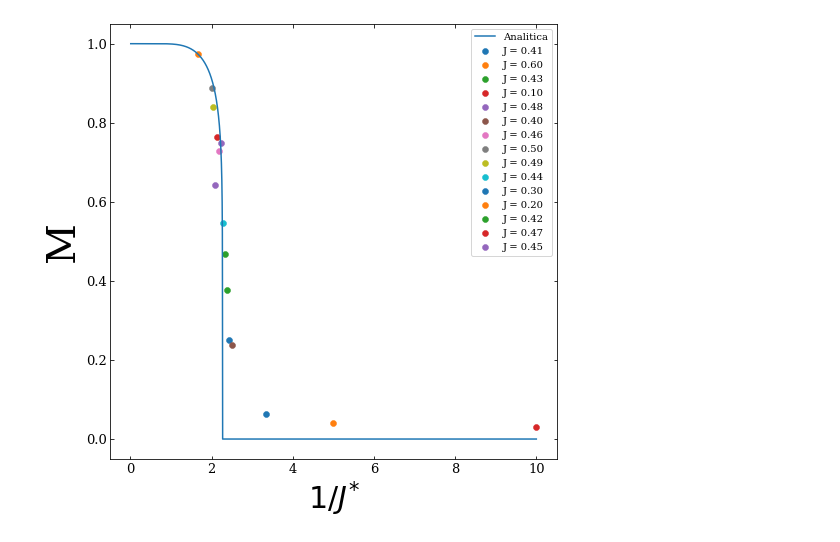
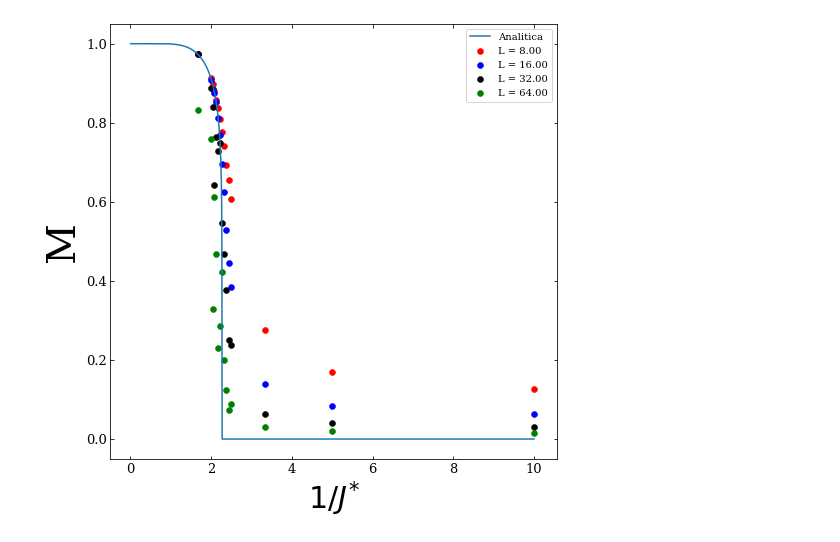
Before and after one commit to EnzoDOT/Fisica-Computacional, a Jupyter notebook: Metropolis/SuceptibilidadCv-L.ipynb, the cells around one changed output. Drawn from its saved outputs; the diff is of its cells as text; code cells hidden in the pictures.

```diff
--- a/Metropolis/SuceptibilidadCv-L.ipynb
+++ b/Metropolis/SuceptibilidadCv-L.ipynb
@@ -52,7 +52,7 @@ ax1.set_ylabel(r'$M$',fontsize=40)
 ax1.set_xlabel('k',fontsize=30)
 
 
-folder_path = '/home/pedro/Escritorio/Fisica-Computacional-master/Metropolis/Data/1c/'
+folder_path = '/home/pedro/Desktop/Fisica-Computacional-master/Metropolis/Data/1c/'
 for filename in glob.glob(os.path.join(folder_path,'MMCMag'+'_'+'*.dat')):
     data = pd.read_table(filename, header=None, sep="\s+")
     kmag        =data.iloc[:,0]
@@ -61,7 +61,7 @@ for filename in glob.glob(os.path.join(folder_path,'MMCMag'+'_'+'*.dat')):
     y=Mag
     ax1.plot(x, y, linewidth=0.5,label='_nolegend_')
 
-folder_path = '/home/pedro/Escritorio/Fisica-Computacional-master/Metropolis/Data/1c/'
+folder_path = '/home/pedro/Desktop/Fisica-Computacional-master/Metropolis/Data/1c/'
 for filename in glob.glob(os.path.join(folder_path,'MMCEn'+'_'+'*.dat')):
     dataDMO = pd.read_table(filename, header=None, sep="\s+")
     ken        =dataDMO.iloc[:,0]
@@ -75,5 +75,5 @@ for filename in glob.glob(os.path.join(folder_path,'MMCEn'+'_'+'*.dat')):
 
 
 
-plt.savefig('/home/pedro/Escritorio/Fisica-Computacional-master/Metropolis/EryMagL.pdf', bbox_inches='tight', rasterized=True, dpi=300) ### for publication
+plt.savefig('/home/pedro/Desktop/Fisica-Computacional-master/Metropolis/EryMagL.pdf', bbox_inches='tight', rasterized=True, dpi=300) ### for publication
 # %% [output]
@@ -192,7 +214,6 @@ from astropy.io import fits
 import math
 import os,glob
 import matplotlib.patches as mpatches
-
 
 
 mylist11 = []
@@ -215,61 +236,66 @@ ax1=plt.subplot(1,1, 1)#, gridspec_kw={"width_ratios":1})
 
 
 fig.subplots_adjust(wspace=0, hspace=0.05)
 #ax1.set_xlim(0.05,1.)
 #ax1.set_ylim(2.2,2.6)
 #ax2.set_xlim(0.05,1.)
 #ax2.set_ylim(0.,0.7)
 ax1.tick_params(which="both",direction='in', bottom="on", top="on", left="on", right="on")
 #ax2.tick_params(which="both",direction='in', bottom="on", top="on", left="on", right="on")
 ax1.set_ylabel(r'M',fontsize=40)
 #ax2.set_ylabel(r'$\left \langle C _{v} \right \rangle$',fontsize=40)
 ax1.set_xlabel(r'$1/J^{*}$',fontsize=30)
 
 
-folder_path = '/home/pedro/Escritorio/Fisica-Computacional-master/Metropolis/Data/'
-for filename in glob.glob(os.path.join(folder_path,'MMCMag'+'_'+'*.dat')):
-    filenameMag=filename.split('_')[2]
-    J=filenameMag.split('=')[1]
-    Jint=float(J)
-    data = pd.read_table(filename, header=None, sep="\s+")
-    data = data[data.iloc[:,0].between(20000, 1000000.,inclusive=True)]        #appended_data.append(data)
-    kmag        =data.iloc[:,0]
-    Mag         =data.iloc[:,1]
-    x=kmag
-    y=Mag
-    MagStd=np.mean(np.absolute(Mag))
-    ax1.scatter(1/Jint, MagStd, linewidth=0.5,label=r'J = %.2f' %(Jint))
+L= np.array([10,18,34,66])
+colors = ['red','blue','black','green']
+dim= len(L)
 
 
-folder_path = '/home/pedro/Escritorio/Fisica-Computacional-master/Metropolis/Data/'
-for filename in glob.glob(os.path.join(folder_path,'MMCEn'+'_'+'*.dat')):
-    filenameEn=filename.split('_')[2]
-    Jen=filenameEn.split('=')[1]
-    JEn=float(Jen)
-    dataDMO = pd.read_table(filename, header=None, sep="\s+")
-    dataDMO = dataDMO[dataDMO.iloc[:,0].between(20000, 1000000., inclusive=True)]        #appended_data.append(data)
-    ken        =dataDMO.iloc[:,0]
-    En         =dataDMO.iloc[:,1]
-    ECv=np.std(En)
-
-    x=ken
-    y=En
 
 
-    #ax2.scatter(JEn, ECv, linewidth=1.,label=r'J = %.2f' %(JEn))
+folder_path = '/home/pedro/Desktop/Fisica-Computacional-master/Metropolis/Data/1c/'
+for i, color in zip(L, colors):
+    output1 = []
+    output2 = []
 
-#ax2.legend(fontsize=10.)
+    for filename in glob.glob(os.path.join(folder_path,'MMCMag_L='+str(i)+'_'+'*.dat')):
+        filenameLM=filename.split('=')[1]
+        LM=filenameLM.split('_')[0]
+        Lint=float(LM)
+
+        filenameMag=filename.split('_')[2]
+        J=filenameMag.split('=')[1]
+        Jint=float(J)
+
+        data = pd.read_table(filename, header=None, sep="\s+")
+        data = data[data.iloc[:,0].between(20000, 1000000.,inclusive=True)]        #appended_data.append(data)
+        kmag        =data.iloc[:,0]
+        Mag         =data.iloc[:,1]
+
+        MagStd=np.mean(np.absolute(Mag))
+        output1.append(1./Jint)
+        output2.append(MagStd)
+
+
+    ax1.scatter(output1, output2, linewidth=0.5,label=r'L = %.2f' %(Lint-2),color=color, picker=True)
+
+
+ax1.legend(fontsize=10.)
+
+
+
 x=np.arange(0.01,10.,0.00001)
 
 
 
-Mteo=((1-np.sinh(2/x)**(-4))**(1./8.))*np.heaviside(-x+2.2691,0.00001)
+Mteo=((1-np.sinh(2/x)**(-4))**(1./8.))
 Mteo=np.nan_to_num(Mteo)
 
 
 ax1.plot(x,Mteo, linewidth=1.5,label='Analitica')
 ax1.legend(fontsize=10.)
 
-plt.savefig('/home/pedro/Escritorio/Fisica-Computacional-master/Metropolis/MagAnalit.pdf', bbox_inches='tight', rasterized=True, dpi=300) ### for publication
+plt.savefig('/home/pedro/Desktop/Fisica-Computacional-master/Metropolis/MagAnalitL.pdf', bbox_inches='tight', rasterized=True, dpi=300) ### for publication
 # %% [output]
-[figure, old version]
+[figure, new version]
```
Also changed, not shown: parts of 2 cells of this notebook, 2 other files.
